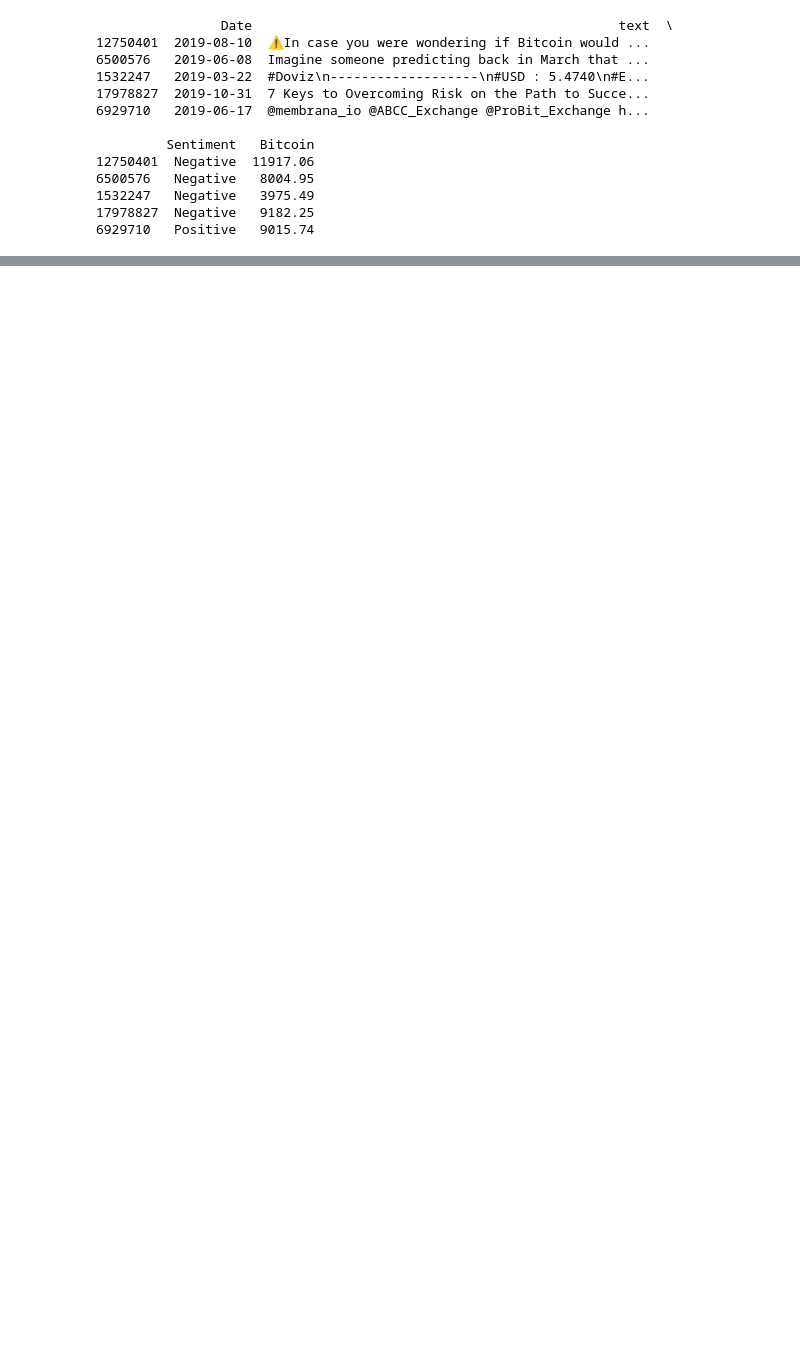
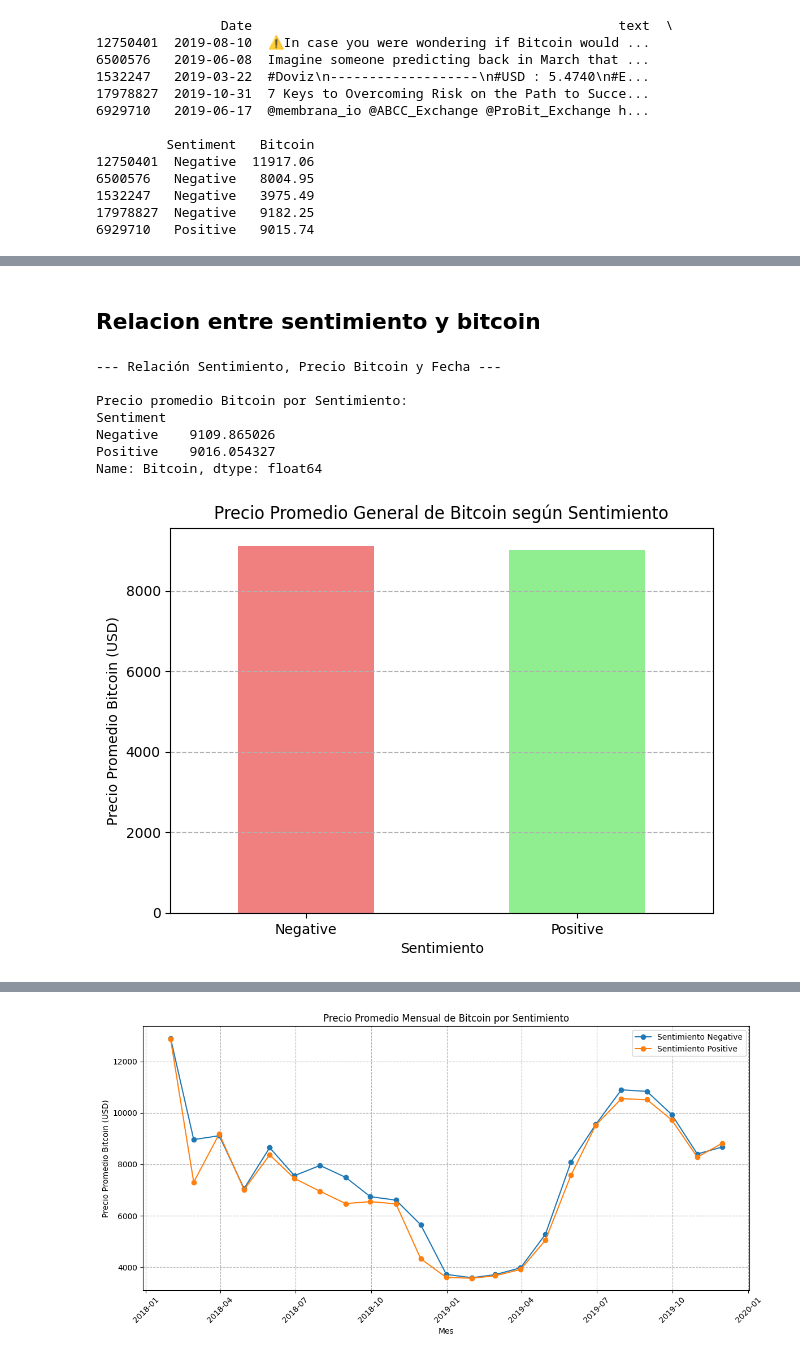
Before and after one commit to franciscozunigap/bitcoin-tweets, a Jupyter notebook: app.ipynb, the cells around one changed output, grey strips where cells are left out. Saved outputs shown, nothing was run; the diff lists cells and outputs as text; code cells hidden in the pictures; blank space fills up the shorter version.

```diff
--- a/app.ipynb
+++ b/app.ipynb
@@ -142,0 +205,77 @@ Name: count, dtype: int64
+# %% [markdown]
+## Relacion entre sentimiento y bitcoin
+# %%
+print("\n--- Relación Sentimiento, Precio Bitcoin y Fecha ---")
+
+# Prepara datos: elimina filas con valores faltantes
+df_temporal = df_tweets.dropna(subset=['Sentiment', 'Bitcoin', 'Date']).copy()
+df_temporal['Date'] = pd.to_datetime(df_temporal['Date']) # Asegurar que la columna 'Date' sea datetime
+
+if df_temporal.empty:
+    print("\nNo hay datos suficientes para el análisis de sentimiento, precio y fecha.")
+else:
+    # 1. Precio promedio de Bitcoin por sentimiento (general)
+    mean_price_sentiment = df_temporal.groupby('Sentiment')['Bitcoin'].mean()
+    print("\nPrecio promedio Bitcoin por Sentimiento:")
+    print(mean_price_sentiment)
+
+    if not mean_price_sentiment.empty:
+        colors = {'Positive': 'lightgreen', 'Negative': 'lightcoral', 'Neutral': 'lightgray'}
+        plt.figure(figsize=(7, 5))
+        mean_price_sentiment.plot(kind='bar', color=[colors.get(s, 'blue') for s in mean_price_sentiment.index])
+        plt.title('Precio Promedio General de Bitcoin según Sentimiento')
+        plt.xlabel('Sentimiento')
+        plt.ylabel('Precio Promedio Bitcoin (USD)')
+        plt.xticks(rotation=0)
+        plt.grid(axis='y', linestyle='--')
+        plt.show()
+
+    # 2. Precio promedio mensual de Bitcoin por sentimiento
+    try:
+        monthly_price_sentiment = df_temporal.groupby([pd.Grouper(key='Date', freq='M'), 'Sentiment'])['Bitcoin'].mean().unstack(level='Sentiment')
+        if not monthly_price_sentiment.empty:
+            print("\nPrecio promedio mensual Bitcoin por Sentimiento (primeras filas):")
+            print(monthly_price_sentiment.head())
+
+            plt.figure(figsize=(12, 6))
+            for sentiment in monthly_price_sentiment.columns:
+                plt.plot(monthly_price_sentiment.index, monthly_price_sentiment[sentiment], marker='o', linestyle='-', label=f'Sentimiento {sentiment}')
+            plt.title('Precio Promedio Mensual de Bitcoin por Sentimiento')
+            plt.xlabel('Mes')
+            plt.ylabel('Precio Promedio Bitcoin (USD)')
+            plt.xticks(rotation=45)
+            plt.legend()
+            plt.grid(True, linestyle='--')
+            plt.tight_layout()
+            plt.show()
+        else:
+            print("\nNo hay datos suficientes para mostrar el precio promedio mensual por sentimiento.")
+    except Exception as e:
+        print(f"\nError al agrupar datos por mes y sentimiento: {e}")
+
+    # 3. Relación entre Precio de Bitcoin y Sentimiento a lo largo del tiempo
+    plt.figure(figsize=(14, 7))
+    sentiments = df_temporal['Sentiment'].unique()
+    colors = {'Positive': 'lightgreen', 'Negative': 'lightcoral', 'Neutral': 'lightgray'}
+
+    for sentiment in sentiments:
+        subset = df_temporal[df_temporal['Sentiment'] == sentiment]
+        if not subset.empty:
+            plt.scatter(subset['Date'], subset['Bitcoin'], label=f'Sentimiento {sentiment}', color=colors.get(sentiment, 'blue'), alpha=0.6)
+
+    plt.title('Relación entre Precio de Bitcoin y Sentimiento a lo largo del Tiempo')
+    plt.xlabel('Fecha')
+    plt.ylabel('Precio de Bitcoin (USD)')
+    plt.legend()
+    plt.grid(True, linestyle='--')
+    plt.tight_layout()
+    plt.show()
+# %% [output]
+--- Relación Sentimiento, Precio Bitcoin y Fecha ---
+
+Precio promedio Bitcoin por Sentimiento:
+Sentiment
+Negative    9109.865026
+Positive    9016.054327
+Name: Bitcoin, dtype: float64
+[figure, added]
@@ -142,0 +290 @@ Name: count, dtype: int64
+[figure, added]
```
Also changed, not shown: parts of 14 cells of this notebook.
